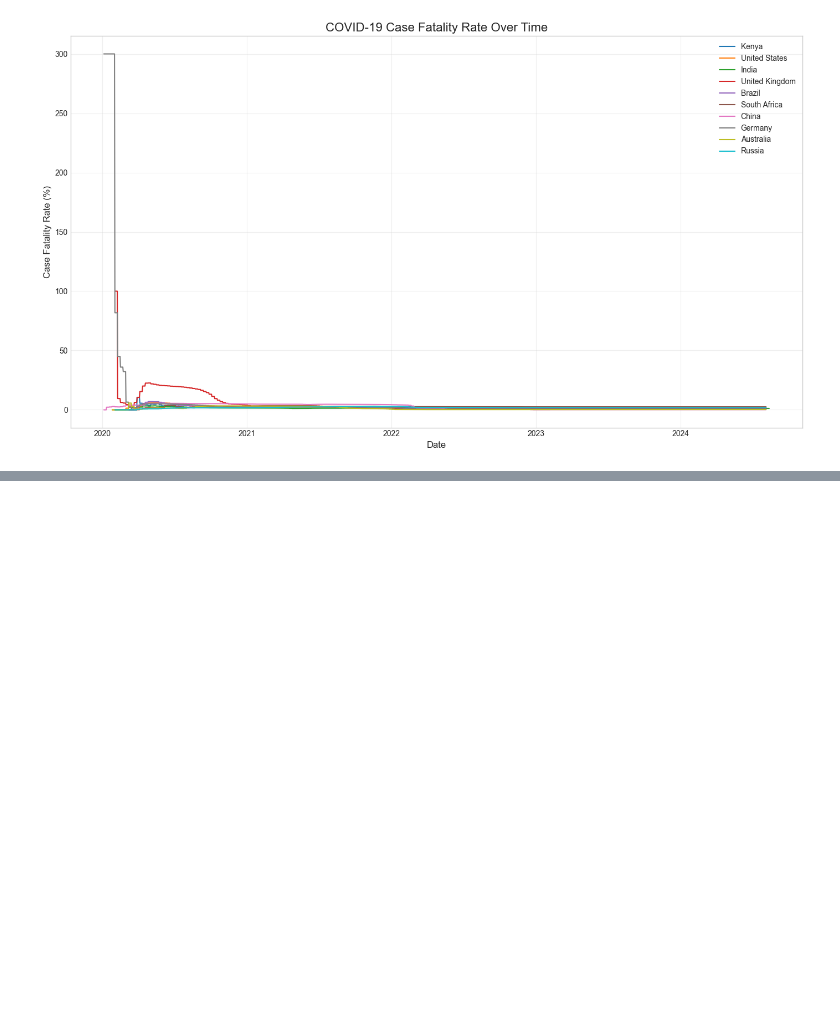
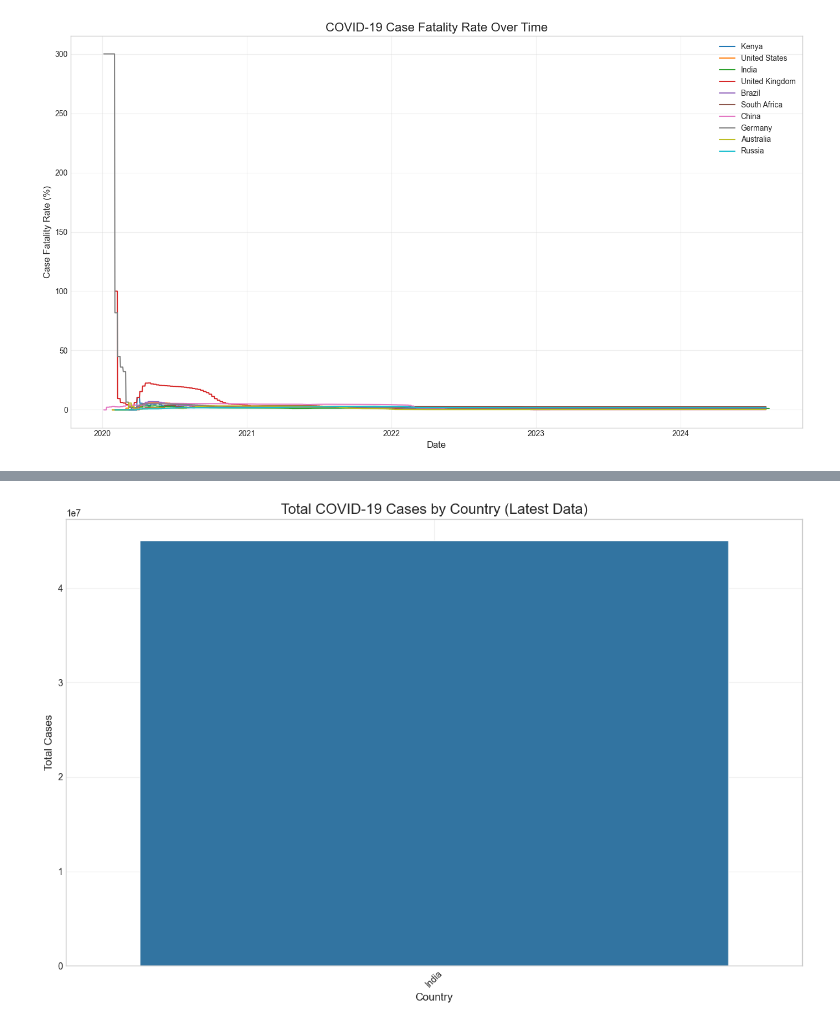
Before and after one commit to NMsby/covid19-global-tracker, a Jupyter notebook: notebooks/covid19_data_analysis.ipynb, the cells around one changed output, grey strips where cells are left out. Saved outputs shown, nothing was run; the diff lists cells and outputs as text; code cells hidden in the pictures; blank space fills up the shorter version.

```diff
--- a/notebooks/covid19_data_analysis.ipynb
+++ b/notebooks/covid19_data_analysis.ipynb
@@ -437,3 +437,88 @@ plt.show()
 [figure]
 [figure]
 [figure]
+# %%
+# Comparative Analysis Across Countries
+
+# Get the latest date with good data coverage
+latest_complete_date = df_focus['date'].max()
+print(f"Latest date with complete data: {latest_complete_date}")
+
+# Create a dataframe with the latest data for each country
+latest_data = df_focus[df_focus['date'] == latest_complete_date].copy()
+print(f"Latest data shape: {latest_data.shape}")
+
+# 1. Bar chart of total cases (the latest date)
+plt.figure(figsize=(12, 8))
+chart_data = latest_data.sort_values('total_cases', ascending=False)
+sns.barplot(x='location', y='total_cases', data=chart_data)
+plt.title('Total COVID-19 Cases by Country (Latest Data)', fontsize=16)
+plt.xlabel('Country', fontsize=12)
+plt.ylabel('Total Cases', fontsize=12)
+plt.xticks(rotation=45)
+plt.grid(True, alpha=0.3)
+plt.tight_layout()
+plt.savefig(os.path.join(vis_dir, 'total_cases_by_country.png'), dpi=300)
+plt.show()
+
+# 2. Bar chart of total cases per million (better for comparison)
+plt.figure(figsize=(12, 8))
+chart_data = latest_data.sort_values('total_cases_per_million', ascending=False)
+sns.barplot(x='location', y='total_cases_per_million', data=chart_data)
+plt.title('COVID-19 Cases per Million by Country (Latest Data)', fontsize=16)
+plt.xlabel('Country', fontsize=12)
+plt.ylabel('Cases per Million', fontsize=12)
+plt.xticks(rotation=45)
+plt.grid(True, alpha=0.3)
+plt.tight_layout()
+plt.savefig(os.path.join(vis_dir, 'cases_per_million_by_country.png'), dpi=300)
+plt.show()
+
+# 3. Bar chart of case fatality rate
+plt.figure(figsize=(12, 8))
+chart_data = latest_data.sort_values('case_fatality_rate', ascending=False)
+sns.barplot(x='location', y='case_fatality_rate', data=chart_data)
+plt.title('COVID-19 Case Fatality Rate by Country (Latest Data)', fontsize=16)
+plt.xlabel('Country', fontsize=12)
+plt.ylabel('Case Fatality Rate (%)', fontsize=12)
+plt.xticks(rotation=45)
+plt.grid(True, alpha=0.3)
+plt.tight_layout()
+plt.savefig(os.path.join(vis_dir, 'fatality_rate_by_country.png'), dpi=300)
+plt.show()
+
+# 4. Create a combined metrics comparison table
+comparison_metrics = ['total_cases', 'total_cases_per_million',
+                      'total_deaths', 'total_deaths_per_million',
+                      'case_fatality_rate']
+
+# Add vaccination metrics if available
+if 'vaccination_percentage' in latest_data.columns:
+    comparison_metrics.extend(['vaccination_percentage', 'fully_vaccinated_percentage'])
+
+comparison_table = latest_data[['location'] + comparison_metrics].sort_values('total_cases_per_million', ascending=False)
+
+# Display formatted table
+print("COVID-19 Metrics Comparison Across Countries (Latest Data):")
+display(comparison_table)
+
+# 5. Correlation analysis between different metrics
+correlation_metrics = comparison_metrics.copy()
+if 'population_density' in latest_data.columns:
+    correlation_metrics.append('population_density')
+if 'median_age' in latest_data.columns:
+    correlation_metrics.append('median_age')
+if 'gdp_per_capita' in latest_data.columns:
+    correlation_metrics.append('gdp_per_capita')
+
+# Calculate correlations
+corr = latest_data[correlation_metrics].corr()
+
+# Plot correlation heatmap
+plt.figure(figsize=(12, 10))
+sns.heatmap(corr, annot=True, cmap='coolwarm', vmin=-1, vmax=1, fmt='.2f')
+plt.title('Correlation Between COVID-19 Metrics', fontsize=16)
+plt.tight_layout()
+plt.savefig(os.path.join(vis_dir, 'metrics_correlation.png'), dpi=300)
+plt.show()
+# %% [output]
@@ -439,0 +527 @@ plt.show()
+[figure, added]
```
Also changed, not shown: parts of 2 cells of this notebook, 4 other files.
